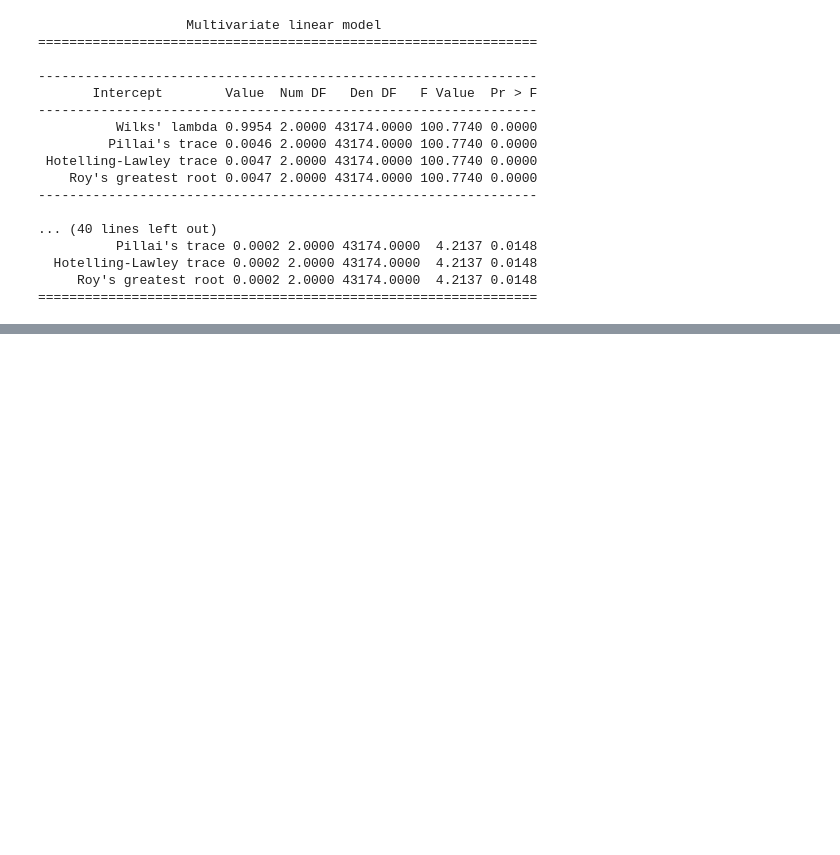
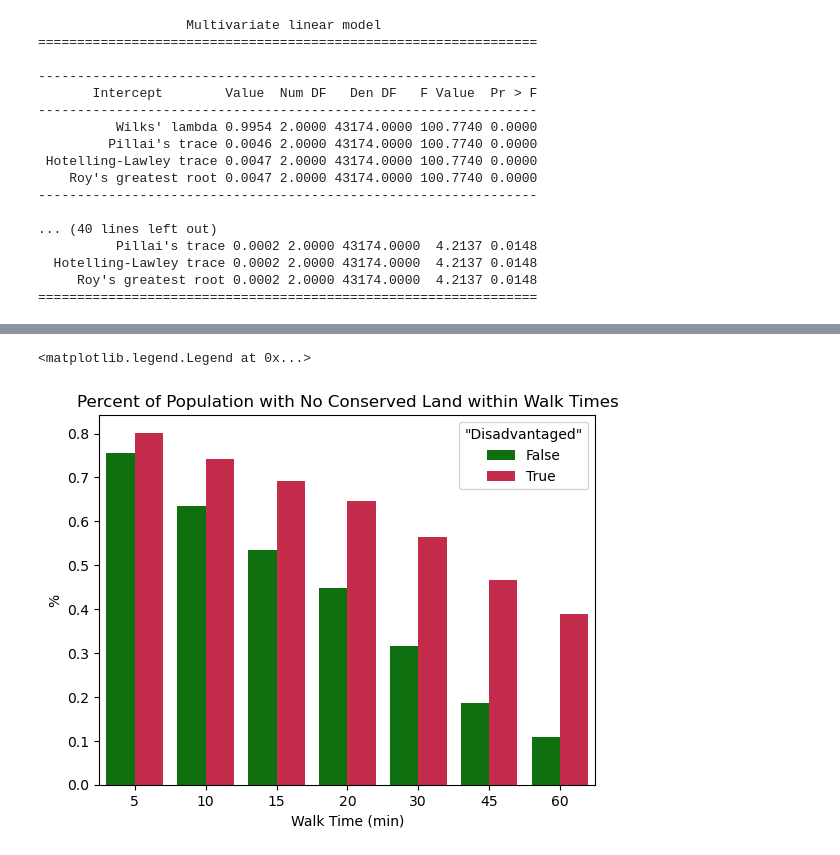
Before and after one commit to PhilipMathieu/access, a Jupyter notebook: notebooks/statistical_analysis.ipynb, the cells around one changed output, grey strips where cells are left out. Saved outputs shown, nothing was run; the diff lists cells and outputs as text; code cells hidden in the pictures; blank space fills up the shorter version.

```diff
--- a/notebooks/statistical_analysis.ipynb
+++ b/notebooks/statistical_analysis.ipynb
@@ -152,0 +171,4 @@ print(fit.mv_test())
+# %%
+percents = ejblocks.groupby("TC_bool")[cols_bools].sum() / ejblocks.groupby("TC_bool")[cols_bools].count()
+percents = percents.melt(ignore_index=False).reset_index()
+percents
@@ -152,0 +191,17 @@ print(fit.mv_test())
+# %%
+ax = sns.barplot(
+    percents,
+    x="variable",
+    y="value",
+    hue="TC_bool",
+    errorbar=None,
+    palette={True:"crimson",False:"green"}
+    )
+ax.set_title("Percent of Population with No Conserved Land within Walk Times")
+ax.set_ylabel("%")
+ax.set_xlabel("Walk Time (min)")
+ax.set_xticklabels([label.get_text().split("_")[1] for label in ax.get_xticklabels()])
+ax.legend(title="\"Disadvantaged\"")
+# %% [output]
+<matplotlib.legend.Legend at 0x...>
+[figure, added]
```
Also changed, not shown: parts of 11 cells of this notebook.
